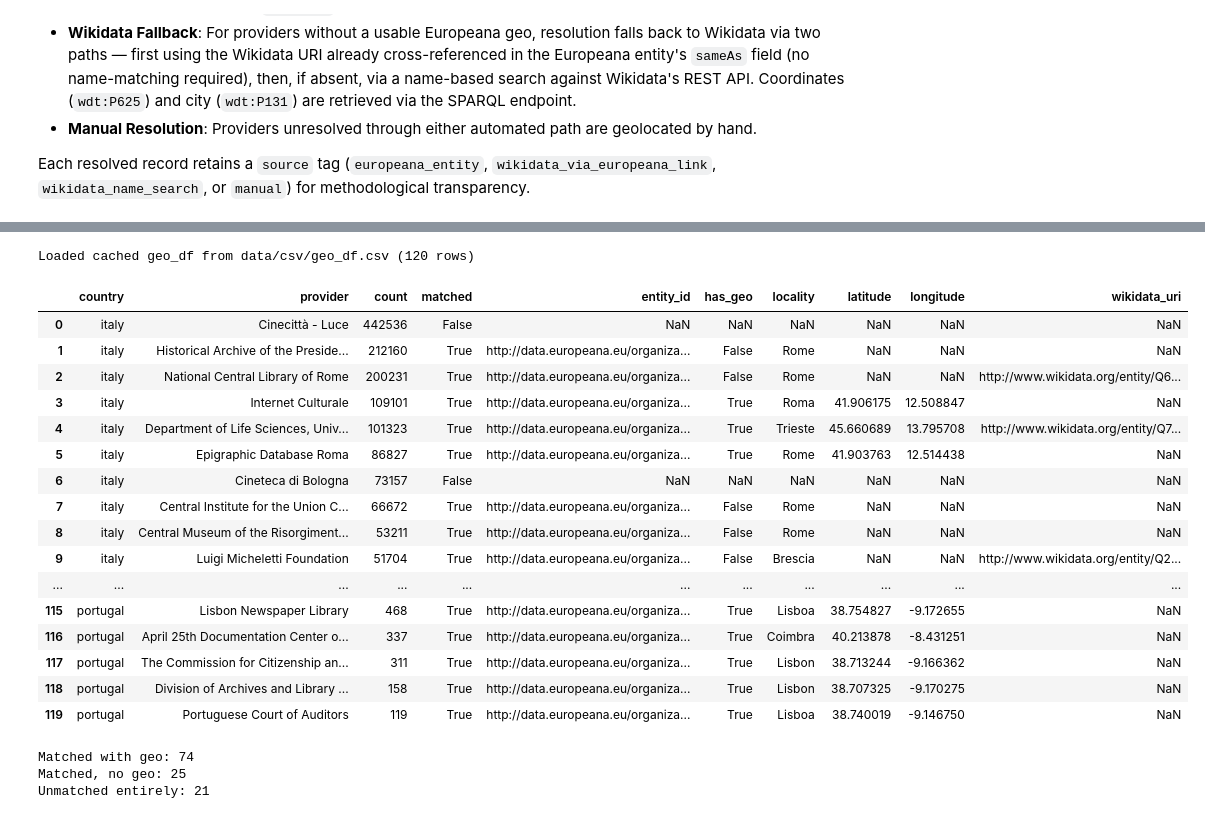
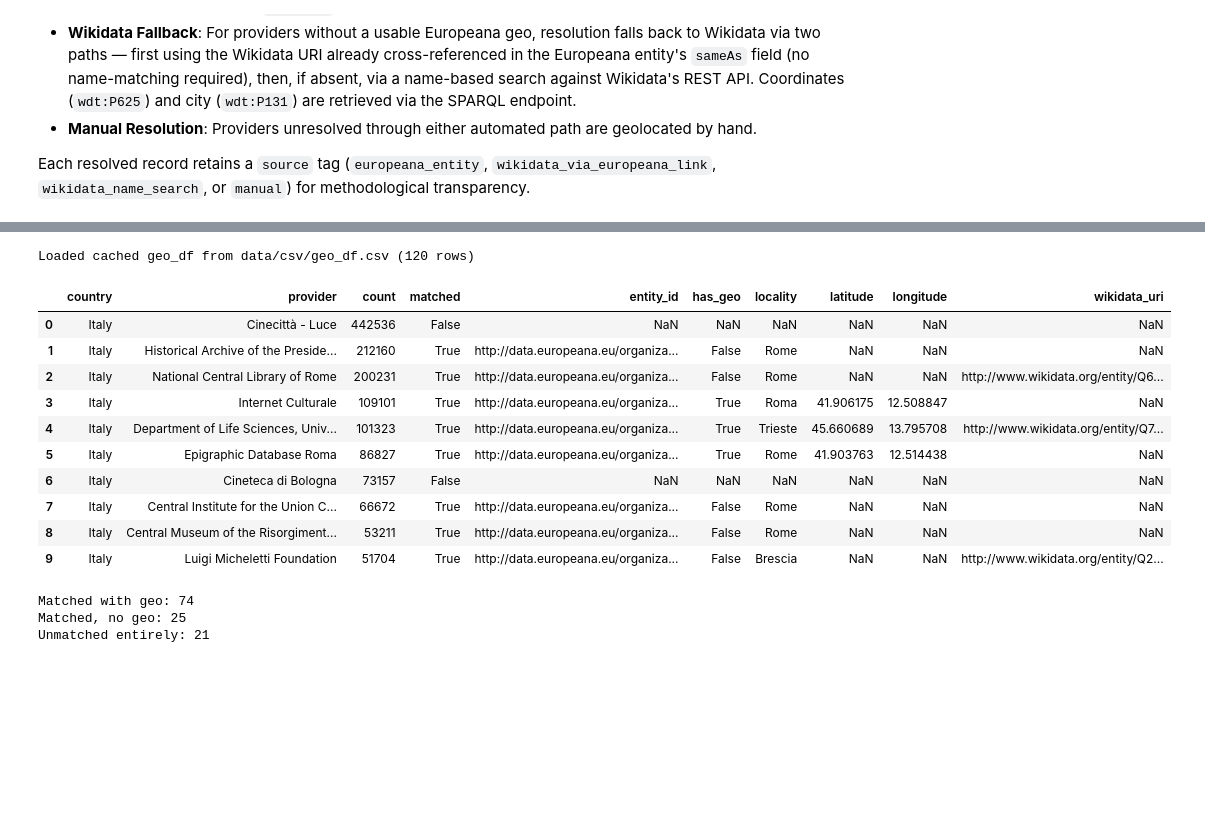
Before and after one commit to hexWitches/LODissea, a Jupyter notebook: notebook/LODissea_v1.ipynb, the cells around one changed output, grey strips where cells are left out. Cells and saved outputs as stored; diff of their text form; code cells hidden in the pictures; blank space fills up the shorter version.

```diff
--- a/notebook/LODissea_v1.ipynb
+++ b/notebook/LODissea_v1.ipynb
@@ -38,12 +51,12 @@ All country-level visualizations use this single color mapping for consistency.
 # %%
 # Country colors (reused across all visualizations)
 COUNTRY_COLORS = {
-    "netherlands": "#a180ad",
-    "france":      "#1f7f95",
-    "portugal":    "#f4a64e",
-    "italy":       "#90BE6D",
-    "germany":     "#feda15",
-    "spain":       "#bb521f",
+    "Netherlands": "#a180ad",
+    "France":      "#1f7f95",
+    "Portugal":    "#f4a64e",
+    "Italy":       "#90BE6D",
+    "Germany":     "#feda15",
+    "Spain":       "#bb521f",
 }
 
 CATEGORY_COLORS = {
@@ -60,8 +73,8 @@ CATEGORY_COLORS = {
 
 # ISO-code variant for RQ1 visualizations (uses iso_code column)
 ISO_TO_LOWER = {
-    "IT": "italy", "DE": "germany", "NL": "netherlands",
-    "PT": "portugal", "ES": "spain", "FR": "france",
+    "IT": "Italy", "DE": "Germany", "NL": "Netherlands",
+    "PT": "Portugal", "ES": "Spain", "FR": "France",
 }
 COUNTRY_COLORS_ISO = {iso: COUNTRY_COLORS[lower] for iso, lower in ISO_TO_LOWER.items()}
 
@@ -676,14 +674,13 @@ Data is collected via the Europeana Search REST API. The functions iteratively q
 Based on these calculated volumes, the lists are then sorted and truncated to the top 100 providers per country. This optimizes the subsequent classification process while ensuring the relative weight of the national aggregates is accurately captured.
 # %%
 # Europeana Provider Data Collection
-import re
 
 TARGET_COUNTRIES = [
-    "italy", "france", "germany", "spain", "netherlands", "portugal",
+    "Italy", "France", "Germany", "Spain", "Netherlands", "Portugal",
 ]
 LANG_BY_COUNTRY = {
-    "italy": "it", "france": "fr", "germany": "de",
-    "spain": "es", "netherlands": "nl", "portugal": "pt",
+    "Italy": "it", "France": "fr", "Germany": "de",
+    "spain": "es", "Netherlands": "nl", "Portugal": "pt",
 }
 
 API_KEY = EUROPEANA_API_KEY
@@ -902,8 +895,4 @@ top20_df
 # %%
-import requests
-import time
-import json
-
 # STEP 1 — Look up each provider in Europeana's own Organization entity system
 
 def search_organization_entity(name):
@@ -951,53 +940,44 @@ def get_provider_geo(name):
 
 
 def enrich_providers_with_geo(top20_df):
     results = []
     for _, row in top20_df.iterrows():
         geo_info = get_provider_geo(row["provider"])
         results.append({
             "country": row["country"],
             "provider": row["provider"],
             "count": row["count"],
             **geo_info,
         })
         time.sleep(0.2)
     return pd.DataFrame(results)
 
-
-geo_df = enrich_providers_with_geo(top20_df)
-
 geo_dir = DATA_DIR / "csv"
 geo_dir.mkdir(parents=True, exist_ok=True)
 geo_csv_path = geo_dir / "geo_df.csv"
 
 if geo_csv_path.exists():
     geo_df = pd.read_csv(geo_csv_path)
     print(f"Loaded cached geo_df from {geo_csv_path} ({len(geo_df)} rows)")
 else:
     geo_df = enrich_providers_with_geo(top20_df)
     geo_df.to_csv(geo_csv_path, index=False)
     print(f"Fetched and saved geo_df to {geo_csv_path}")
 
-geo_df
+geo_df.head(10)
 # %% [output]
 Loaded cached geo_df from data/csv/geo_df.csv (120 rows)
 |  | country | provider | count | matched | entity_id | has_geo | locality | latitude | longitude | wikidata_uri |
-| 0 | italy | Cinecittà - Luce | 442536 | False | NaN | NaN | NaN | NaN | NaN | NaN |
-| 1 | italy | Historical Archive of the Preside... | 212160 | True | http://data.europeana.eu/organiza... | False | Rome | NaN | NaN | NaN |
-| 2 | italy | National Central Library of Rome | 200231 | True | http://data.europeana.eu/organiza... | False | Rome | NaN | NaN | http://www.wikidata.org/entity/Q6... |
-| 3 | italy | Internet Culturale | 109101 | True | http://data.europeana.eu/organiza... | True | Roma | 41.906175 | 12.508847 | NaN |
-| 4 | italy | Department of Life Sciences, Univ... | 101323 | True | http://data.europeana.eu/organiza... | True | Trieste | 45.660689 | 13.795708 | http://www.wikidata.org/entity/Q7... |
-| 5 | italy | Epigraphic Database Roma | 86827 | True | http://data.europeana.eu/organiza... | True | Rome | 41.903763 | 12.514438 | NaN |
-| 6 | italy | Cineteca di Bologna | 73157 | False | NaN | NaN | NaN | NaN | NaN | NaN |
-| 7 | italy | Central Institute for the Union C... | 66672 | True | http://data.europeana.eu/organiza... | False | Rome | NaN | NaN | NaN |
-| 8 | italy | Central Museum of the Risorgiment... | 53211 | True | http://data.europeana.eu/organiza... | False | Rome | NaN | NaN | NaN |
-| 9 | italy | Luigi Micheletti Foundation | 51704 | True | http://data.europeana.eu/organiza... | False | Brescia | NaN | NaN | http://www.wikidata.org/entity/Q2... |
-| ... | ... | ... | ... | ... | ... | ... | ... | ... | ... | ... |
-| 115 | portugal | Lisbon Newspaper Library | 468 | True | http://data.europeana.eu/organiza... | True | Lisboa | 38.754827 | -9.172655 | NaN |
-| 116 | portugal | April 25th Documentation Center o... | 337 | True | http://data.europeana.eu/organiza... | True | Coimbra | 40.213878 | -8.431251 | NaN |
-| 117 | portugal | The Commission for Citizenship an... | 311 | True | http://data.europeana.eu/organiza... | True | Lisbon | 38.713244 | -9.166362 | NaN |
-| 118 | portugal | Division of Archives and Library ... | 158 | True | http://data.europeana.eu/organiza... | True | Lisbon | 38.707325 | -9.170275 | NaN |
-| 119 | portugal | Portuguese Court of Auditors | 119 | True | http://data.europeana.eu/organiza... | True | Lisboa | 38.740019 | -9.146750 | NaN |
+| 0 | Italy | Cinecittà - Luce | 442536 | False | NaN | NaN | NaN | NaN | NaN | NaN |
+| 1 | Italy | Historical Archive of the Preside... | 212160 | True | http://data.europeana.eu/organiza... | False | Rome | NaN | NaN | NaN |
+| 2 | Italy | National Central Library of Rome | 200231 | True | http://data.europeana.eu/organiza... | False | Rome | NaN | NaN | http://www.wikidata.org/entity/Q6... |
+| 3 | Italy | Internet Culturale | 109101 | True | http://data.europeana.eu/organiza... | True | Roma | 41.906175 | 12.508847 | NaN |
+| 4 | Italy | Department of Life Sciences, Univ... | 101323 | True | http://data.europeana.eu/organiza... | True | Trieste | 45.660689 | 13.795708 | http://www.wikidata.org/entity/Q7... |
+| 5 | Italy | Epigraphic Database Roma | 86827 | True | http://data.europeana.eu/organiza... | True | Rome | 41.903763 | 12.514438 | NaN |
+| 6 | Italy | Cineteca di Bologna | 73157 | False | NaN | NaN | NaN | NaN | NaN | NaN |
+| 7 | Italy | Central Institute for the Union C... | 66672 | True | http://data.europeana.eu/organiza... | False | Rome | NaN | NaN | NaN |
+| 8 | Italy | Central Museum of the Risorgiment... | 53211 | True | http://data.europeana.eu/organiza... | False | Rome | NaN | NaN | NaN |
+| 9 | Italy | Luigi Micheletti Foundation | 51704 | True | http://data.europeana.eu/organiza... | False | Brescia | NaN | NaN | http://www.wikidata.org/entity/Q2... |
 # %%
 no_geo_but_matched = geo_df[(geo_df["matched"]) & (~geo_df["has_geo"].fillna(False))]
 unmatched = geo_df[~geo_df["matched"]]
```
Also changed, not shown: parts of 23 cells of this notebook, 21 other files.
